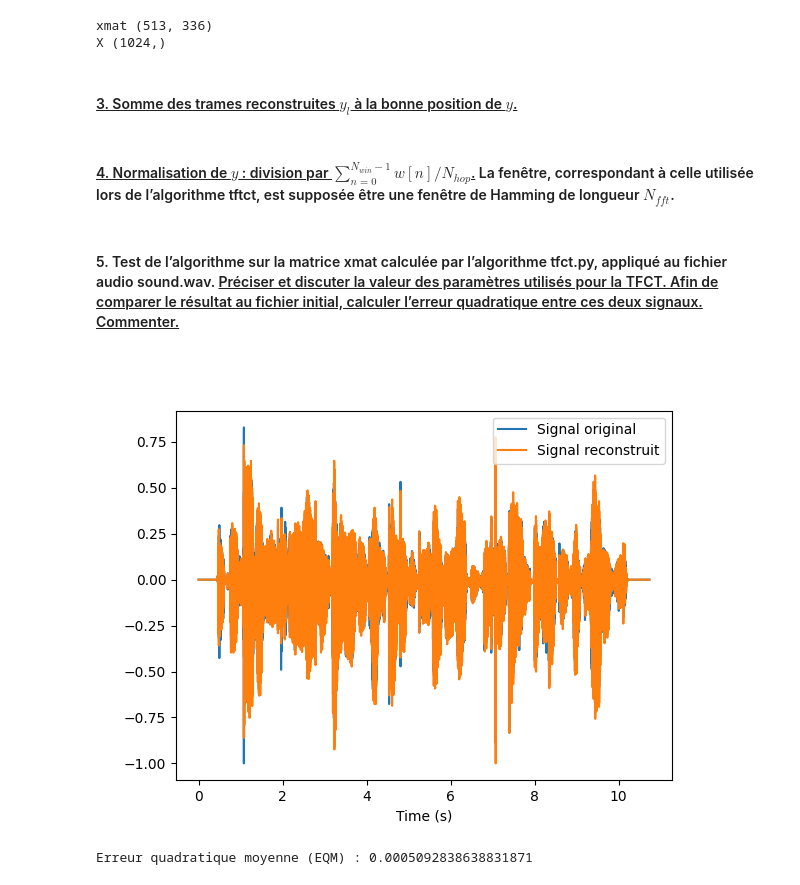
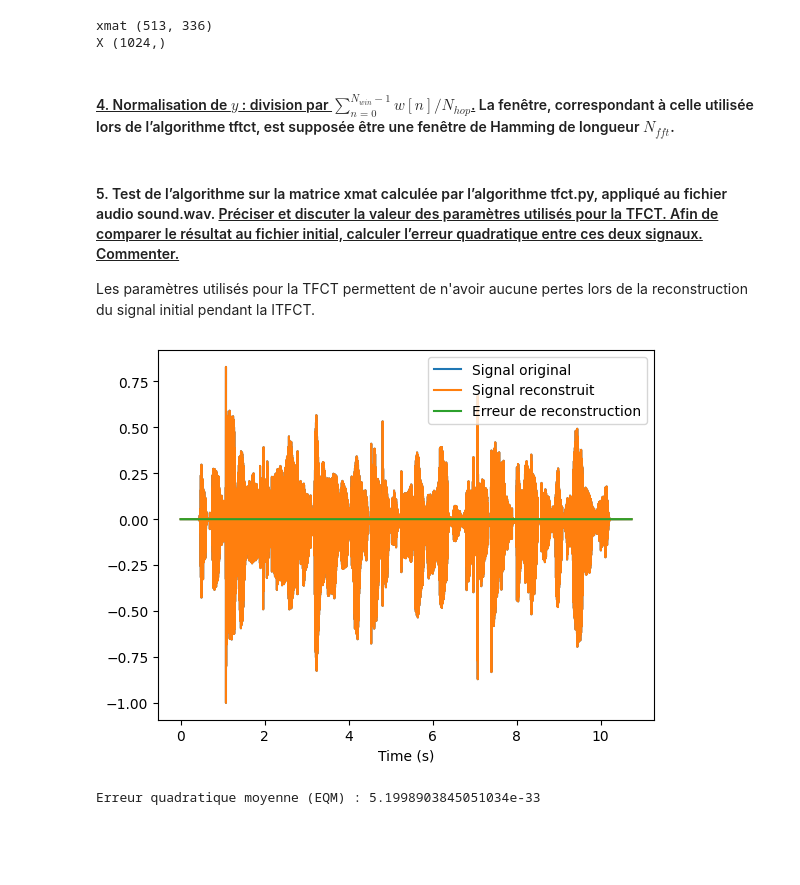
Before and after one commit to SharaineMALARVIJY/S1_Traitement_du_son, a Jupyter notebook: TP3/TP3_Son1.ipynb, the cells around one changed output. Saved outputs shown, nothing was run; the diff lists cells and outputs as text; code cells hidden in the pictures; blank space fills up the shorter version.

```diff
--- a/TP3/TP3_Son1.ipynb
+++ b/TP3/TP3_Son1.ipynb
@@ -82,76 +81,67 @@ for l in range(L):
     X[:M] = X_half
     X[M:] = np.conj(X_half[-2:0:-1])
 
-    trame = np.real(np.fft.ifft(X)) * w
+    trame = np.real(np.fft.ifft(X)) / w
 
+    y[l * Nhop : l * Nhop + Nwin] += trame
 
 print("xmat", xmat.shape)
 print("X", X.shape)
 # %% [output]
 xmat (513, 336)
 X (1024,)
-# %% [markdown]
-#### <u> 3. Somme des trames reconstruites $y_l$ à la bonne position de $y$.
-# %%
-for l in range(L):
-    debut = l * Nhop
-    y[debut:debut+Nwin] += trame
 # %% [markdown]
 #### <u> 4. Normalisation de $y$ : division par $\sum^{N_{win}-1}_{n=0} w[n]/N_{hop}$.</u> La fenêtre, correspondant à celle utilisée lors de l’algorithme tftct, est supposée être une fenêtre de Hamming de longueur $N_{fft}$.
 # %%
 for l in range(L):
-    w_sum[debut:debut+Nwin] += w
-    y /= (w_sum/Nhop + 1e-12)
+    K = np.sum(w) / Nhop
+    y /= K
 # %% [markdown]
 #### 5. Test de l’algorithme sur la matrice xmat calculée par l’algorithme tfct.py, appliqué au fichier audio sound.wav. <u>Préciser et discuter la valeur des paramètres utilisés pour la TFCT. Afin de comparer le résultat au fichier initial, calculer l’erreur quadratique entre ces deux signaux. Commenter.</u>
+
+Les paramètres utilisés pour la TFCT permettent de n'avoir aucune pertes lors de la reconstruction du signal initial pendant la ITFCT.
 # %%
 def ITFCT(xmat, Nwin=1024, Nhop=512, Nfft=1024):
     M, L = xmat.shape
     w = np.hamming(Nwin)
-
     y = np.zeros((L - 1) * Nhop + Nwin)
-    w_sum = np.zeros((L - 1) * Nhop + Nwin)
 
     for l in range(L):
         X_half = xmat[:, l]
         X_full = np.zeros(Nfft, dtype=complex)
         X_full[:M] = X_half
         X_full[M:] = np.conj(X_half[-2:0:-1])
 
-        trame = np.real(np.fft.ifft(X_full)) * w
+        trame = np.real(np.fft.ifft(X_full)) / w
 
-        debut = l * Nhop
-        y[debut : debut + Nwin] += trame
-        w_sum[debut : debut + Nwin] += w
+        y[l * Nhop : l * Nhop + Nwin] += trame
 
-    # Normalisation (COLA)
-    eps = 1e-12
-    y /= w_sum / Nhop + eps
+    K = np.sum(w) / Nhop
+    y /= K
     return y
 
 
-# Reconstruction
 x_rec = ITFCT(xmat, Nwin, Nhop, Nfft)
 x_rec = x_rec[: len(xvect)]
 t = np.arange(len(x_rec)) / Fs
-
 
 xvect = xvect / np.max(np.abs(xvect))
 x_rec = x_rec / np.max(np.abs(x_rec))
 
 plt.figure()
 # debut = 8000
 # fin = 12000
 # plt.plot(t[debut:fin],xvect[debut:fin], label="Signal original")
 # plt.plot(t[debut:fin], x_rec[debut:fin], label="Signal reconstruit")
 plt.plot(t, xvect, label="Signal original")
 plt.plot(t, x_rec, label="Signal reconstruit")
+plt.plot(t, xvect - x_rec, label="Erreur de reconstruction")
 plt.xlabel("Time (s)")
 plt.legend()
 plt.show()
 
 mse = np.mean((xvect - x_rec) ** 2)
 print("Erreur quadratique moyenne (EQM) :", mse)
 # %% [output]
-[figure, old version]
+[figure, new version]
-Erreur quadratique moyenne (EQM) : 0.0005092838638831871
+Erreur quadratique moyenne (EQM) : 5.1998903845051034e-33
```
Also changed, not shown: parts of 2 cells of this notebook.
